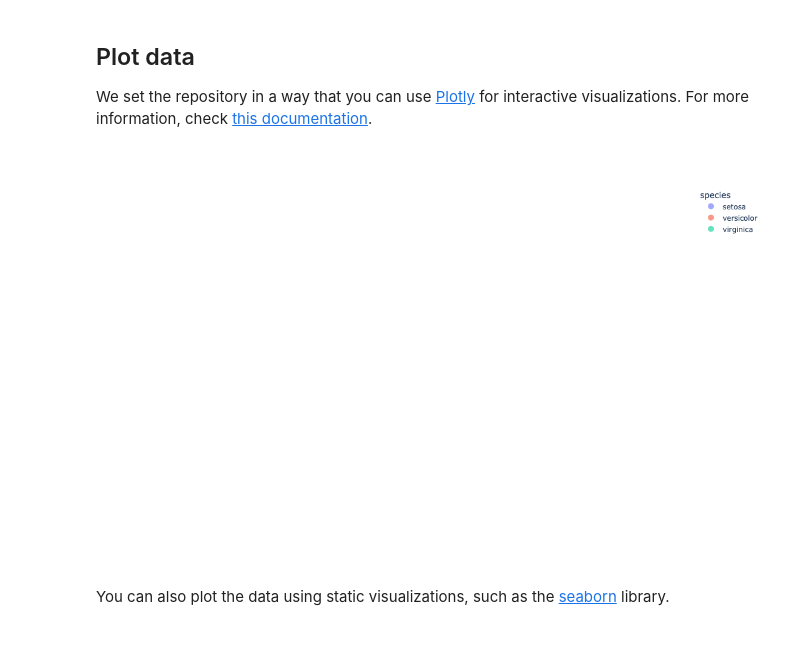
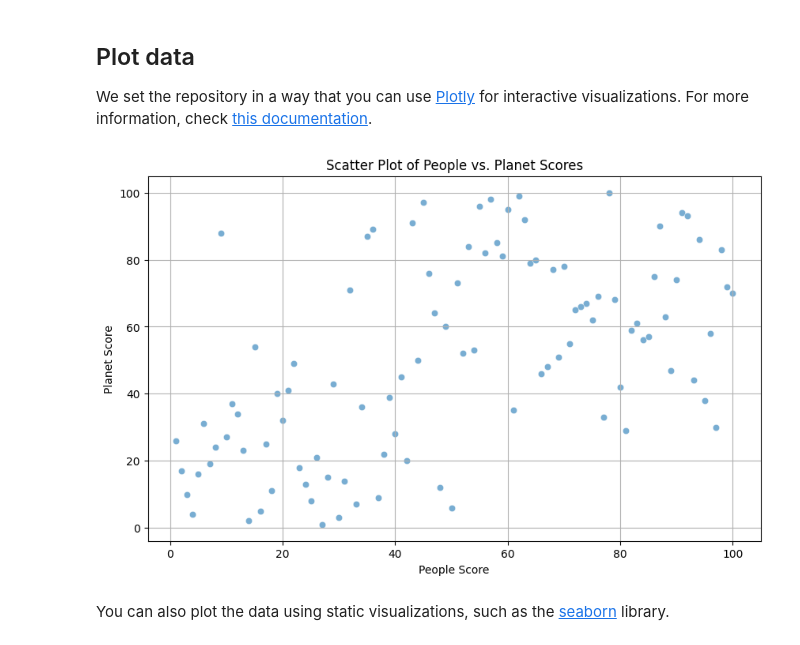
Before and after one commit to bormanliza/data_story, a Jupyter notebook: docs/notebook.ipynb, the cells around one changed output. Drawn from its saved outputs; the diff is of its cells as text; code cells hidden in the pictures.

Commit message:
visual components

```diff
--- a/docs/notebook.ipynb
+++ b/docs/notebook.ipynb
@@ -39,17 +43,3 @@ df
 
 We set the repository in a way that you can use [Plotly](https://plotly.com/python/) for interactive visualizations.
 For more information, check [this documentation](https://jupyterbook.org/en/stable/interactive/interactive.html).
-# %%
-# Plot the Iris dataset using Plotly
-g1 = px.scatter_3d(df,
-                   x="sepal_width",
-                   y="sepal_length",
-                   z="petal_width",
-                   color="species",
-                   size="petal_length",
-                   opacity=0.6,
-                   size_max=30,
-                   height=700)
-g1
-# %% [output]
-[figure, removed]
@@ -56,2 +53,17 @@ g1
+# %%
+# Plot the Iris dataset using Plotly
+plt.figure(figsize=(10, 6))
+plt.scatter(green_cities_df['People'], green_cities_df['Planet'], alpha=0.6, edgecolors='w', linewidth=0.5)
+
+# Adding labels and title
+plt.title('Scatter Plot of People vs. Planet Scores')
+plt.xlabel('People Score')
+plt.ylabel('Planet Score')
+
+# Show the plot
+plt.grid(True)
+plt.show()
+# %% [output]
+[figure, added]
 # %% [markdown]
 You can also plot the data using static visualizations, such as the [seaborn](https://seaborn.pydata.org/#) library.
```
Also changed, not shown: parts of 9 cells of this notebook, 26 other files.
